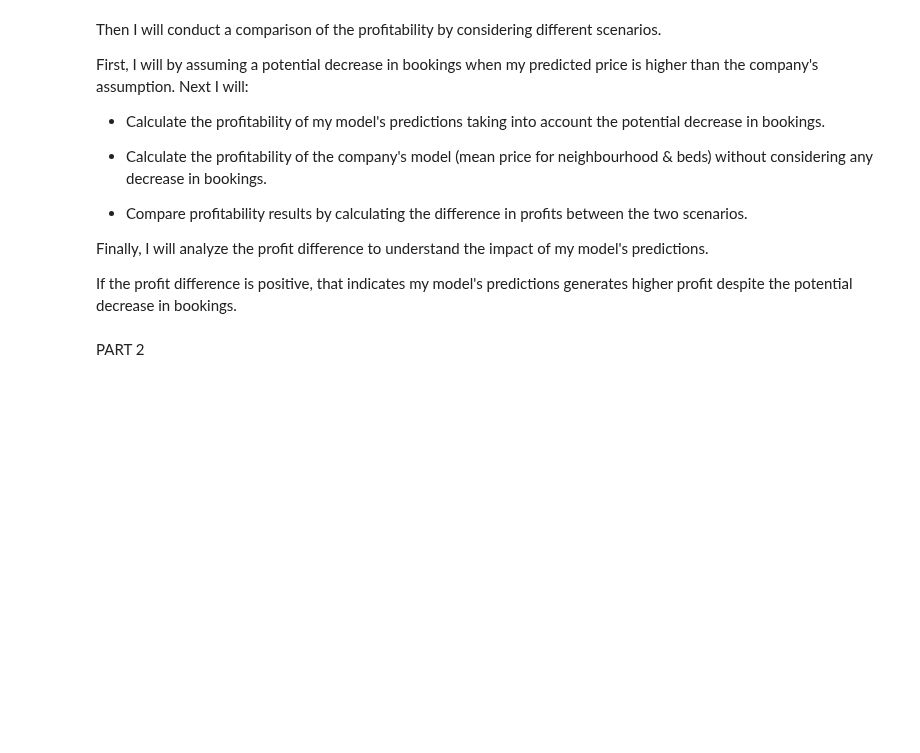
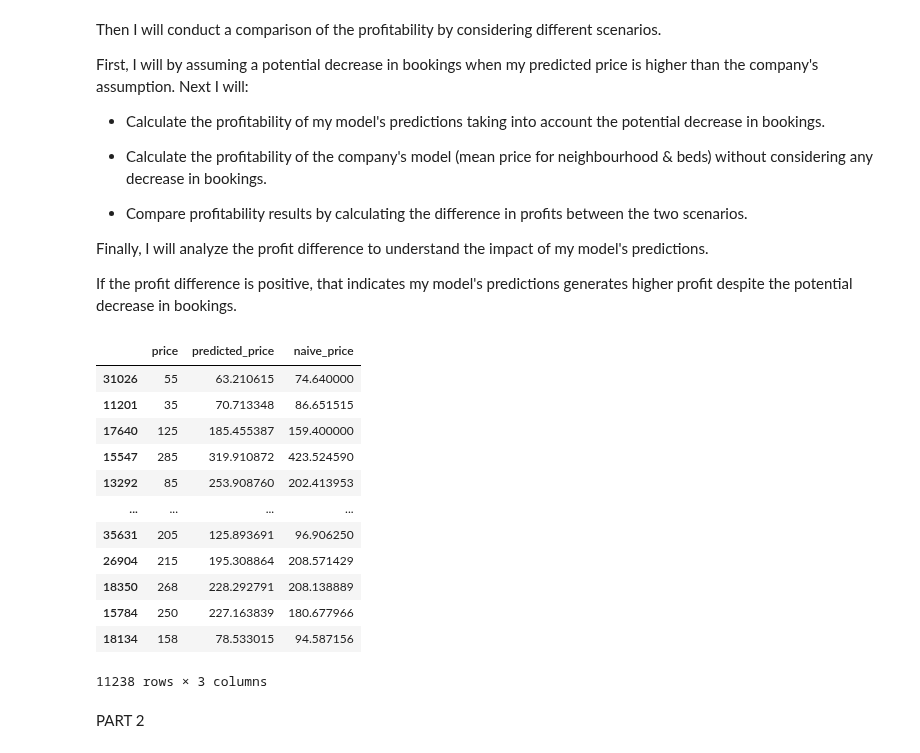
Before and after one commit to n-altawam/Sprinboard, a Jupyter notebook: Capstone 2/5. Modelling.ipynb, the cells around one changed output. Saved outputs shown, nothing was run; the diff lists cells and outputs as text; code cells hidden in the pictures; blank space fills up the shorter version.

```diff
--- a/Capstone 2/5. Modelling.ipynb
+++ b/Capstone 2/5. Modelling.ipynb
@@ -308,6 +279,20 @@ X_test_subset['predicted_price'] = y_pred
 X_test_subset['naive_price'] = X_test_subset.groupby(['neighbourhood', 'beds'])['price'].transform('mean')
 # %%
-#X_test_subset[["price", "predicted_price", "naive_price"]]
+X_test_subset[["price", "predicted_price", "naive_price"]]
+# %% [output]
+|  | price | predicted_price | naive_price |
+| 31026 | 55 | 63.210615 | 74.640000 |
+| 11201 | 35 | 70.713348 | 86.651515 |
+| 17640 | 125 | 185.455387 | 159.400000 |
+| 15547 | 285 | 319.910872 | 423.524590 |
+| 13292 | 85 | 253.908760 | 202.413953 |
+| ... | ... | ... | ... |
+| 35631 | 205 | 125.893691 | 96.906250 |
+| 26904 | 215 | 195.308864 | 208.571429 |
+| 18350 | 268 | 228.292791 | 208.138889 |
+| 15784 | 250 | 227.163839 | 180.677966 |
+| 18134 | 158 | 78.533015 | 94.587156 |
+11238 rows × 3 columns
 # %% [markdown]
 PART 2
 # %%
```
Also changed, not shown: parts of 18 cells of this notebook, 11 other files.
